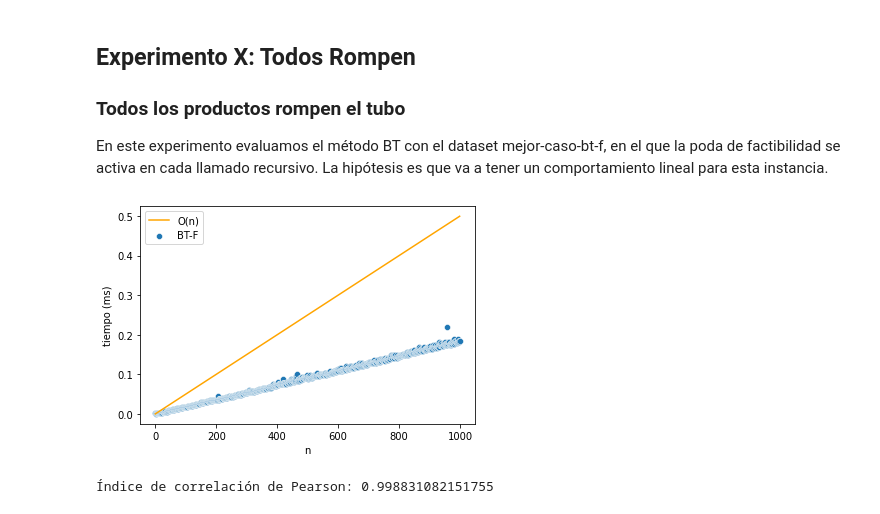
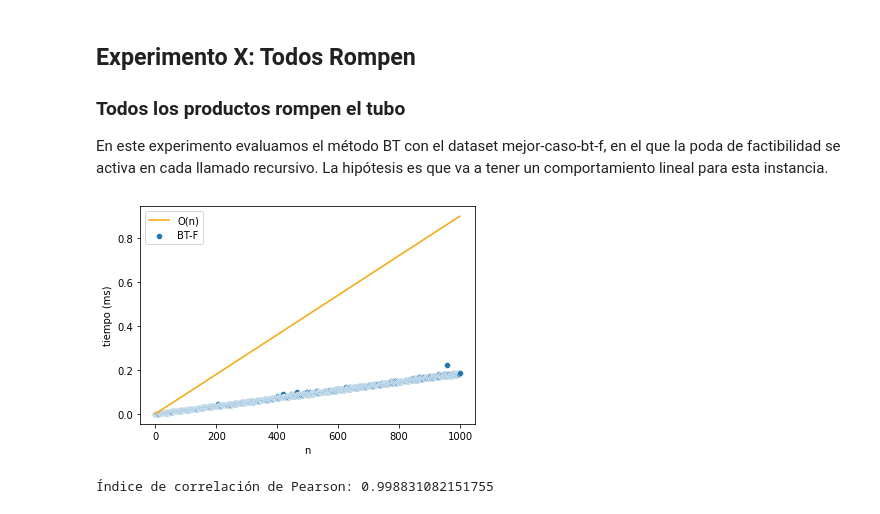
Before and after one commit to gianluca-capelo/tp1-algo3, a Jupyter notebook: python/analisis.ipynb, the cells around one changed output. Cells and saved outputs as stored; diff of their text form; code cells hidden in the pictures.

```diff
--- a/python/analisis.ipynb
+++ b/python/analisis.ipynb
@@ -40,14 +103,14 @@ df_resultados = pd.read_csv("resultados/resultado.csv");
 En este experimento evaluamos el método BT con el dataset mejor-caso-bt-f, en el que la poda de factibilidad se activa en cada llamado recursivo. La hipótesis es que va a tener un comportamiento lineal para esta instancia.
 # %%
 df_BT_mejor_caso = df_resultados[(df_resultados["metodo"]=="BT-F") & (df_resultados["dataset"] == "mejor-caso-bt-f")].copy();
-df_BT_mejor_caso["tiempo_esperado"] = df_BT_mejor_caso["n"] * 0.0005; # Lineal
+df_BT_mejor_caso["tiempo_esperado"] = df_BT_mejor_caso["n"] * 0.0009; # Lineal
 fig = sns.scatterplot(data=df_BT_mejor_caso, x='n', y='tiempo');
 fig = sns.lineplot(data=df_BT_mejor_caso, x='n', y='tiempo_esperado', color="orange");
 fig.legend(labels=['O(n)','BT-F']);
 fig.set(xlabel='n', ylabel='tiempo (ms)');
 plt.savefig("graficos/bt-complejidad-mejor-caso.svg");
 # %% [output]
-[figure, old version]
+[figure, new version]
 # %%
 # Graficamos los tiempos de ejecución de la serie de instancias X1, ..., Xn vs la complejidad esperada.
 df_BT_mejor_caso = df_resultados[(df_resultados["metodo"]=="BT-F") & (df_resultados["dataset"] == "mejor-caso-bt-f")].copy();
```
Also changed, not shown: parts of 11 cells of this notebook, 2 other files.
